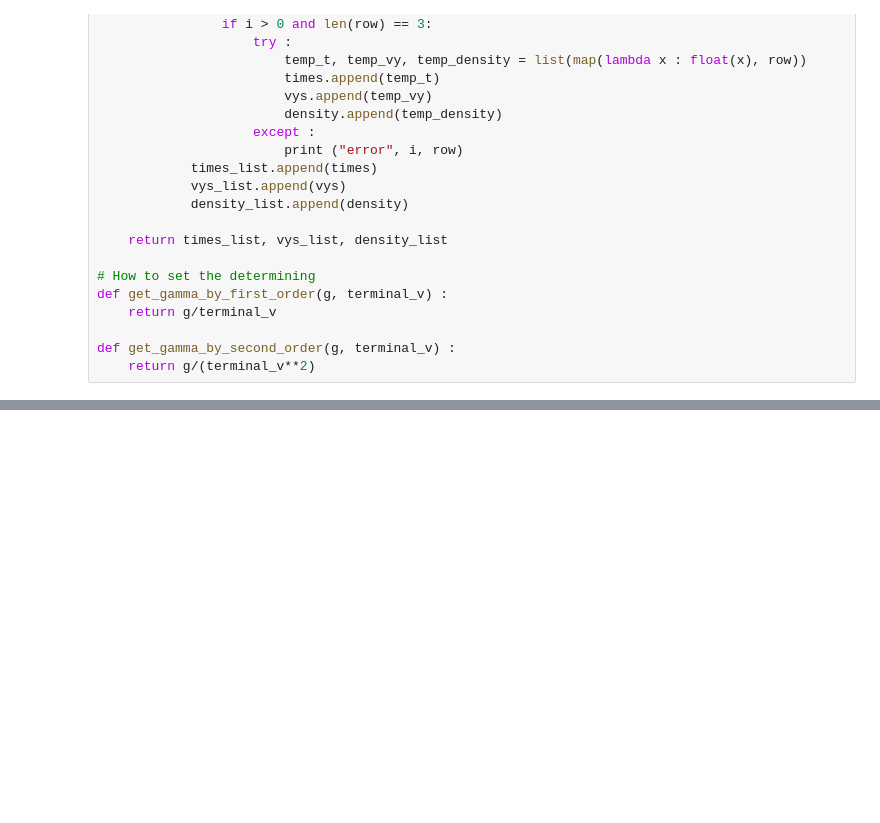
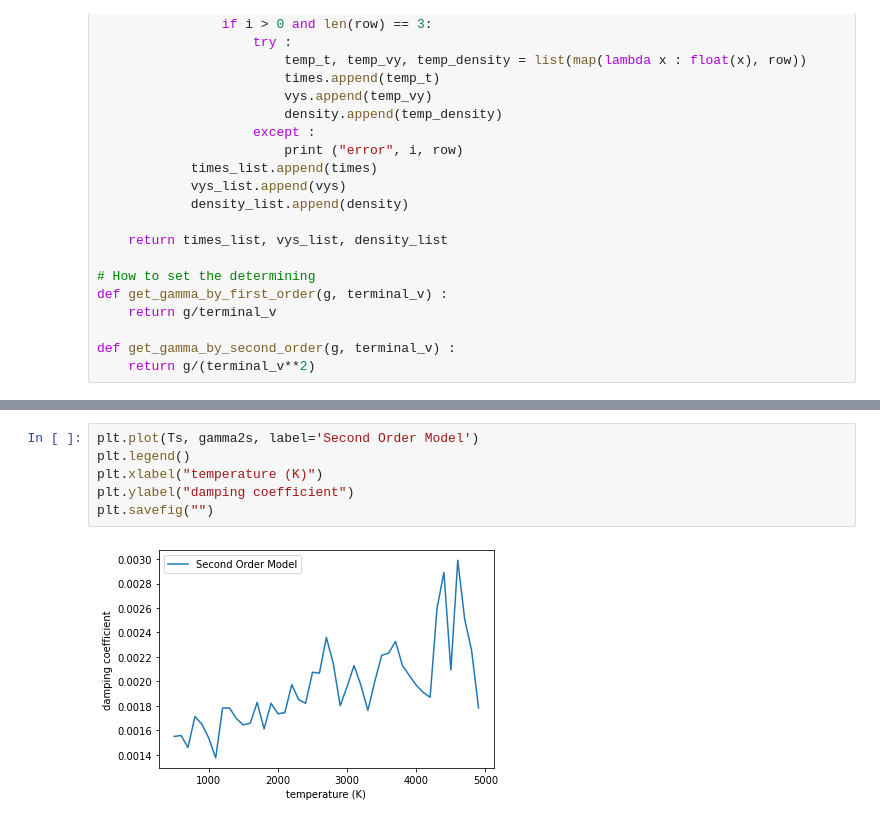
Before and after one commit to JacobYim/Free-Falling-Simulation, a Jupyter notebook: py/CurveFitting.ipynb, the cells around one changed output, grey strips where cells are left out. Drawn from its saved outputs; the diff is of its cells as text; blank space fills up the shorter version.

```diff
--- a/py/CurveFitting.ipynb
+++ b/py/CurveFitting.ipynb
@@ -214,0 +245,8 @@ The second order model is more fitter than the first order model
+# %%
+plt.plot(Ts, gamma2s, label='Second Order Model')
+plt.legend()
+plt.xlabel("temperature (K)")
+plt.ylabel("damping coefficient")
+plt.savefig("")
+# %% [output]
+[figure, added]
```
Also changed, not shown: parts of 22 cells of this notebook.
